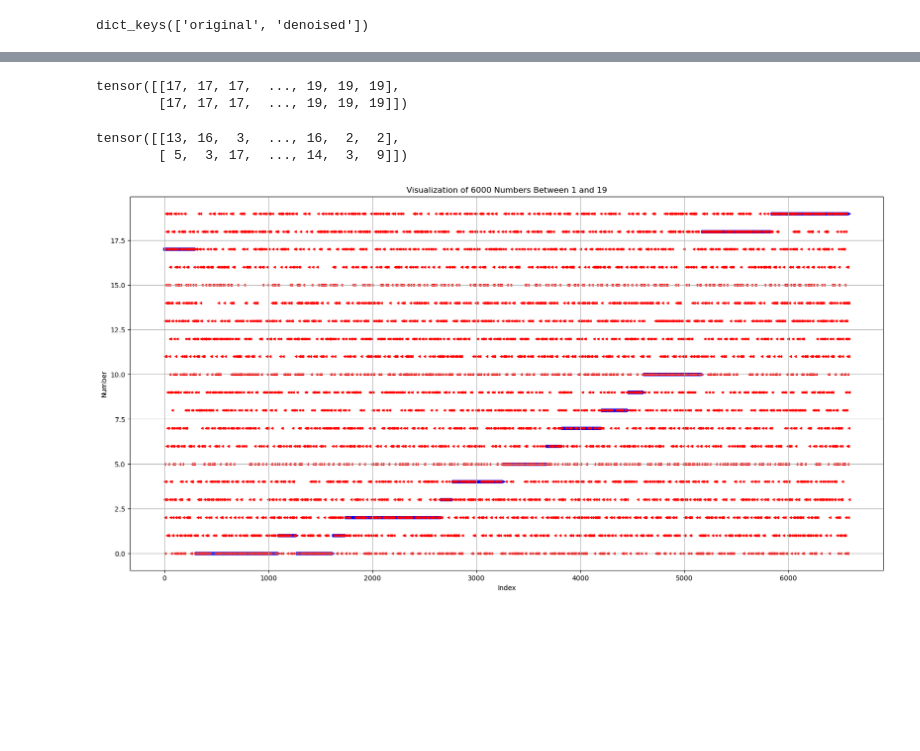
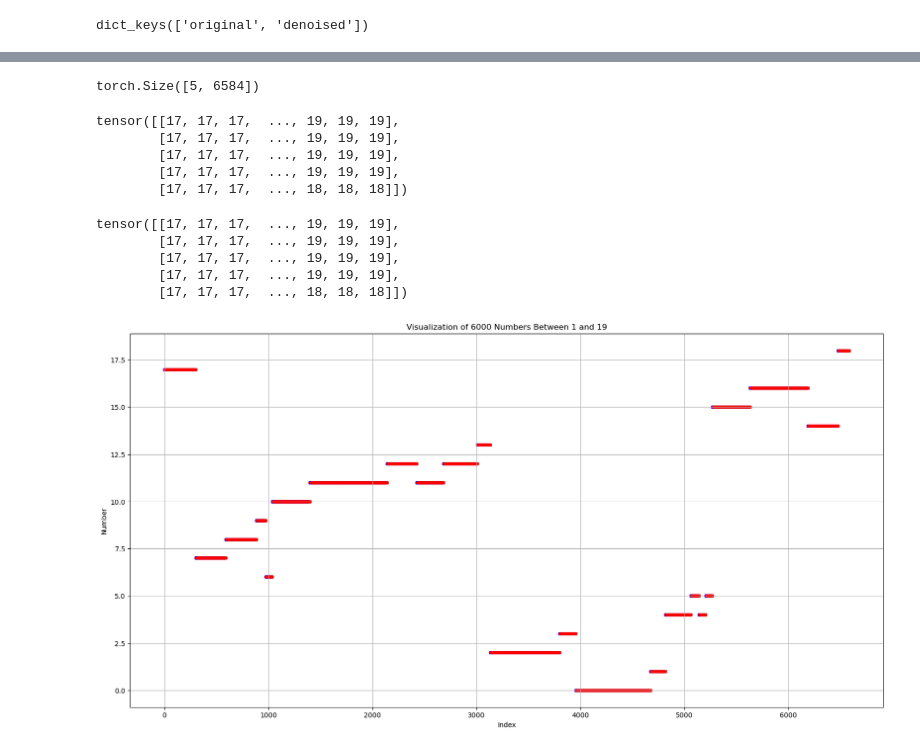
Before and after one commit to maxim-mat/trace-denoise, a Jupyter notebook: src/pg2.ipynb, the cells around one changed output, grey strips where cells are left out. Drawn from its saved outputs; the diff is of its cells as text; code cells hidden in the pictures; blank space fills up the shorter version.

```diff
--- a/src/pg2.ipynb
+++ b/src/pg2.ipynb
@@ -2,7 +2,7 @@
 import pickle as pkl
 import matplotlib.pyplot as plt
 
-with open("unet_eval_train_2/epoch_493_train.pkl", "rb") as f:
+with open("../runs/unet_ce/epoch_5900_batch_0_test.pkl", "rb") as f:
     result_dict = pkl.load(f)
 # %%
 result_dict.keys()
@@ -51,32 +79,23 @@ tensor([[[  9.0161,   4.1182,   1.7924,  ...,   3.5672,   6.3178,   1.0863],
 # %%
 x_hat_result = torch.argmax(torch.softmax(x_hat, dim=1), dim=1)
 x_result = torch.argmax(x, dim=1)
+# %%
+x_hat_result.shape
+# %% [output]
+torch.Size([5, 6584])
 # %%
 x_result
 # %% [output]
 tensor([[17, 17, 17,  ..., 19, 19, 19],
-        [17, 17, 17,  ..., 19, 19, 19]])
+        [17, 17, 17,  ..., 19, 19, 19],
+        [17, 17, 17,  ..., 19, 19, 19],
+        [17, 17, 17,  ..., 19, 19, 19],
+        [17, 17, 17,  ..., 18, 18, 18]])
 # %%
 x_hat_result
 # %% [output]
-tensor([[13, 16,  3,  ..., 16,  2,  2],
-        [ 5,  3, 17,  ..., 14,  3,  9]])
+tensor([[17, 17, 17,  ..., 19, 19, 19],
+        [17, 17, 17,  ..., 19, 19, 19],
+        [17, 17, 17,  ..., 19, 19, 19],
+        [17, 17, 17,  ..., 19, 19, 19],
+        [17, 17, 17,  ..., 18, 18, 18]])
-# %%
-import matplotlib.pyplot as plt
-import numpy as np
-
-data = x_result[-1]
-data2 = x_hat_result[-1]
-
-plt.figure(figsize=(20, 10))
-plt.scatter(range(len(data)), data, marker='>', c='b', s=10)
-plt.scatter(range(len(data2)), data2, marker='<', c='r', s=10)
-
-plt.xlabel('Index')
-plt.ylabel('Number')
-plt.title('Visualization of 6000 Numbers Between 1 and 19')
-plt.grid(True)
-
-plt.show()
-# %% [output]
-[figure, removed]
@@ -82,0 +142,19 @@ plt.show()
+# %%
+import matplotlib.pyplot as plt
+import numpy as np
+
+data = x_result[4]
+data2 = x_hat_result[4]
+
+plt.figure(figsize=(20, 10))
+plt.scatter(range(len(data)), data, marker='>', c='b', s=10)
+plt.scatter(range(len(data2)), data2, marker='<', c='r', s=10)
+
+plt.xlabel('Index')
+plt.ylabel('Number')
+plt.title('Visualization of 6000 Numbers Between 1 and 19')
+plt.grid(True)
+
+plt.show()
+# %% [output]
+[figure, added]
```
Also changed, not shown: parts of 6 cells of this notebook, 4 other files.
